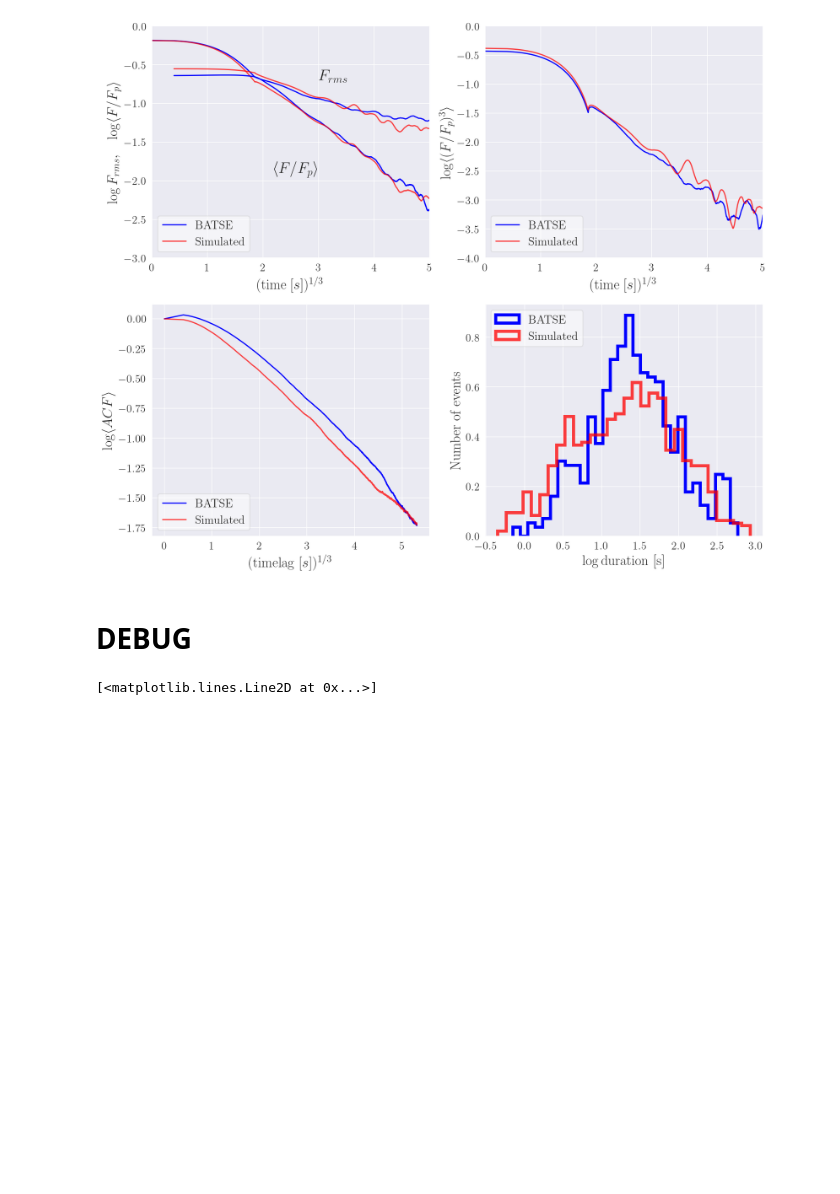
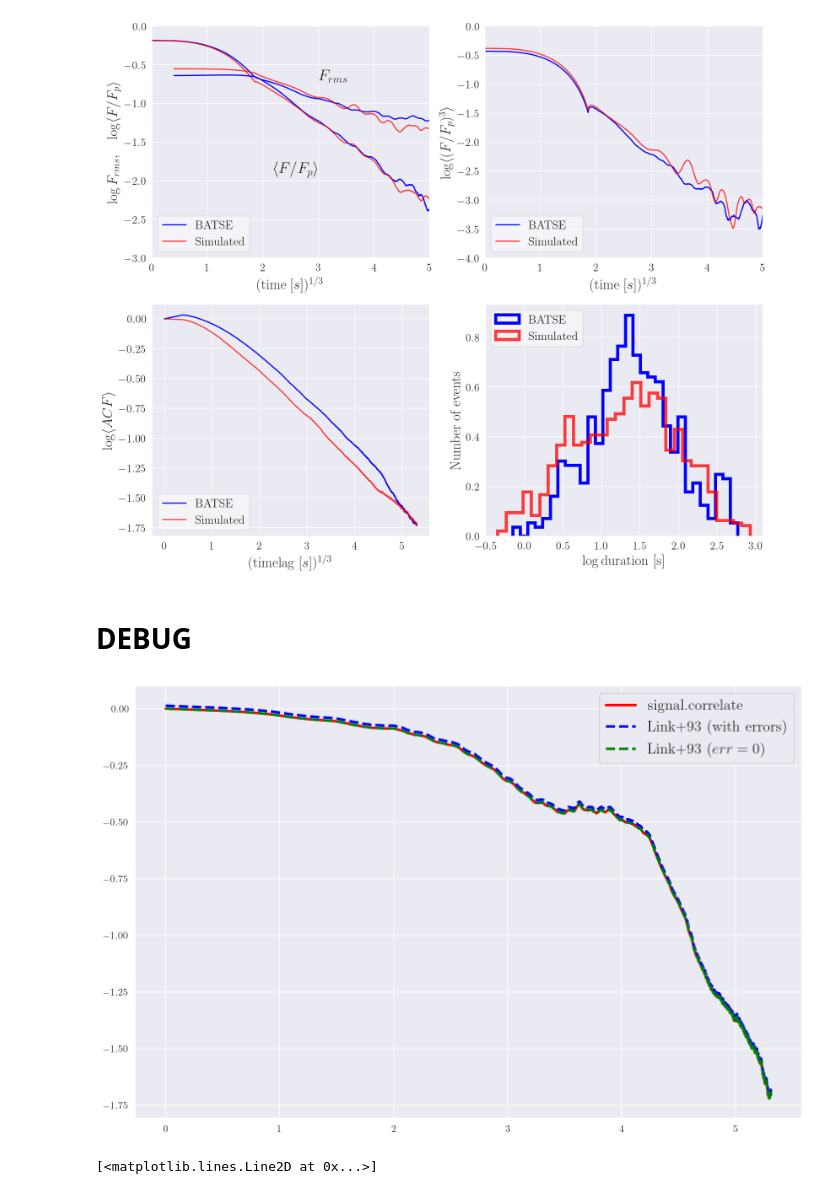
Before and after one commit to romanomaccary/geneticgrbs_v2, a Jupyter notebook: statistical_test/Real_GRBs_Test.ipynb, the cells around one changed output. Saved outputs shown, nothing was run; the diff lists cells and outputs as text; code cells hidden in the pictures; blank space fills up the shorter version.

Commit message:
added in the DEGUB section a super fast way to compute the autocorrelation; we are now using the scipt.signal.correlate function

```diff
--- a/statistical_test/Real_GRBs_Test.ipynb
+++ b/statistical_test/Real_GRBs_Test.ipynb
@@ -37,8 +37,8 @@ SEED=42
 np.random.seed(SEED)
 # %%
 # set the username for the path of the files:
-#user='LB'
-user='AF'
+user='LB'
+#user='AF'
 
 if user=='LB':
     file_path='/home/lorenzo/Desktop/Astrophysics/PYTHON/DATA/CGRO_BATSE/'
@@ -653,6 +652,32 @@ done
 [figure]
 # %% [markdown]
 # DEBUG
+# %%
+from scipy import signal
+
+counts = grb_list_batse[0].counts
+errs   = grb_list_batse[0].errs
+steps  = int(t_f/bin_time)
+
+data_a = np.float32(counts)
+corr   = signal.correlate(data_a, data_a)
+lags   = signal.correlation_lags(len(data_a), len(data_a))
+corr   = corr / np.max(corr)
+lags2  = lags[(lags*bin_time>=0)*(lags*bin_time<=150)]
+corr2  = corr[(lags*bin_time>=0)*(lags*bin_time<=150)]
+
+acf_link93_we = [np.sum((np.roll(counts, u) * counts)[u:]) / np.sum(counts**2 - errs**2) for u in range(steps+1)]
+acf_link93    = [np.sum((np.roll(counts, u) * counts)[u:]) / np.sum(counts**2          ) for u in range(steps+1)]
+
+plt.figure(figsize=(12,8))
+plt.plot((lags2*bin_time)**(1/3.), np.log10(corr2),         c='r', lw=2.5, ls='-',  label=r'signal.correlate')
+plt.plot((lags2*bin_time)**(1/3.), np.log10(acf_link93_we), c='b', lw=2.5, ls='--', label=r'Link+93 (with errors)')
+plt.plot((lags2*bin_time)**(1/3.), np.log10(acf_link93),    c='g', lw=2.5, ls='--', label=r'Link+93 ($err=0$)')
+#plt.xlim(0,5)
+plt.legend(prop={'size':15})
+plt.show()
+# %% [output]
+[figure, added]
 # %%
 #Savitzky-Golay filter test
 from scipy.signal import savgol_filter
```
Also changed, not shown: parts of 3 cells of this notebook.
